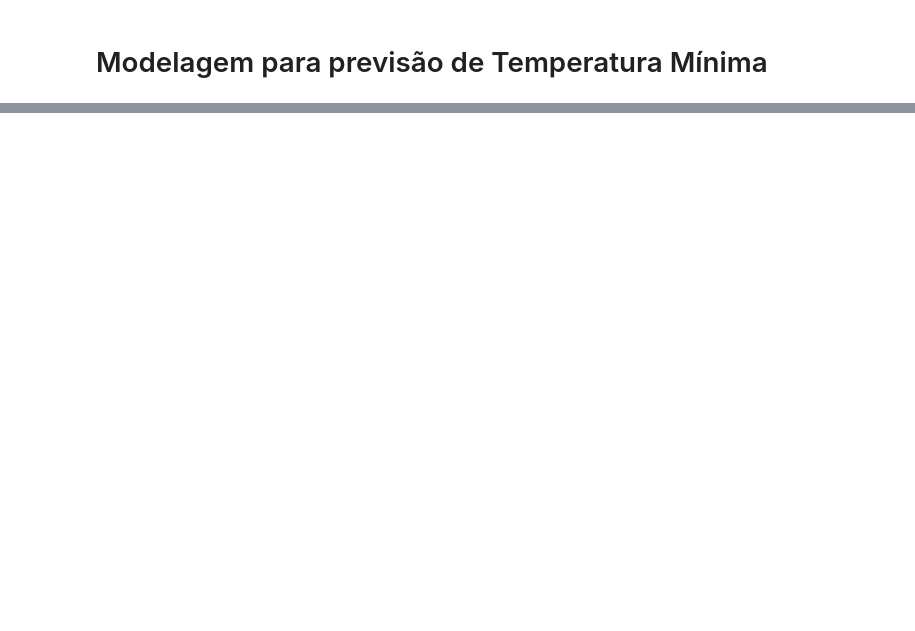
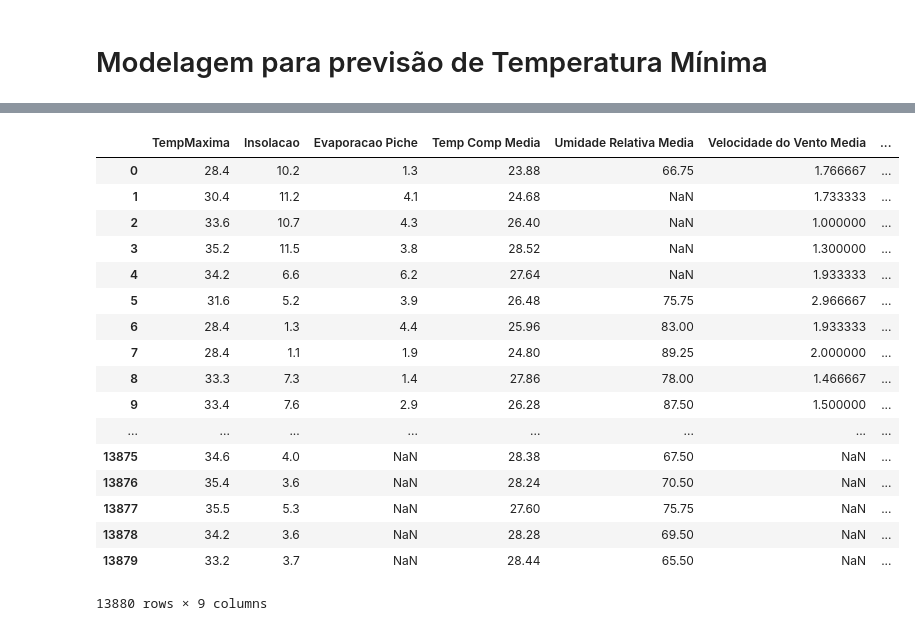
Before and after one commit to gilvandrocesardemedeiros/Meteorology_replace-missing-values, a Jupyter notebook: Replace_Missing_Values_Temperature[BoaVista].ipynb, the cells around one changed output, grey strips where cells are left out. Cells and saved outputs as stored; diff of their text form; code cells hidden in the pictures; blank space fills up the shorter version.

```diff
--- a/Replace_Missing_Values_Temperature[BoaVista].ipynb
+++ b/Replace_Missing_Values_Temperature[BoaVista].ipynb
@@ -507,0 +508,21 @@ print(mean_squared_error(Y_testTempMin, Y_predTempMin))
+# %%
+dataSet
+# %% [output]
+|  | TempMaxima | Insolacao | Evaporacao Piche | Temp Comp Media | Umidade Relativa Media | Velocidade do Vento Media | ... |
+| 0 | 28.4 | 10.2 | 1.3 | 23.88 | 66.75 | 1.766667 | ... |
+| 1 | 30.4 | 11.2 | 4.1 | 24.68 | NaN | 1.733333 | ... |
+| 2 | 33.6 | 10.7 | 4.3 | 26.40 | NaN | 1.000000 | ... |
+| 3 | 35.2 | 11.5 | 3.8 | 28.52 | NaN | 1.300000 | ... |
+| 4 | 34.2 | 6.6 | 6.2 | 27.64 | NaN | 1.933333 | ... |
+| 5 | 31.6 | 5.2 | 3.9 | 26.48 | 75.75 | 2.966667 | ... |
+| 6 | 28.4 | 1.3 | 4.4 | 25.96 | 83.00 | 1.933333 | ... |
+| 7 | 28.4 | 1.1 | 1.9 | 24.80 | 89.25 | 2.000000 | ... |
+| 8 | 33.3 | 7.3 | 1.4 | 27.86 | 78.00 | 1.466667 | ... |
+| 9 | 33.4 | 7.6 | 2.9 | 26.28 | 87.50 | 1.500000 | ... |
+| ... | ... | ... | ... | ... | ... | ... | ... |
+| 13875 | 34.6 | 4.0 | NaN | 28.38 | 67.50 | NaN | ... |
+| 13876 | 35.4 | 3.6 | NaN | 28.24 | 70.50 | NaN | ... |
+| 13877 | 35.5 | 5.3 | NaN | 27.60 | 75.75 | NaN | ... |
+| 13878 | 34.2 | 3.6 | NaN | 28.28 | 69.50 | NaN | ... |
+| 13879 | 33.2 | 3.7 | NaN | 28.44 | 65.50 | NaN | ... |
+13880 rows × 9 columns
```
Also changed, not shown: parts of 20 cells of this notebook.
